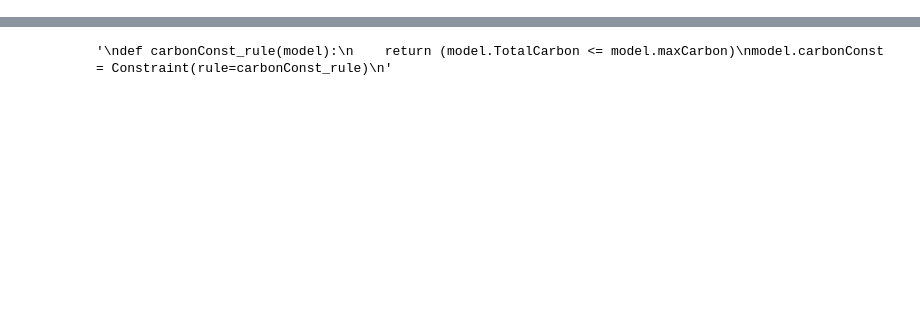
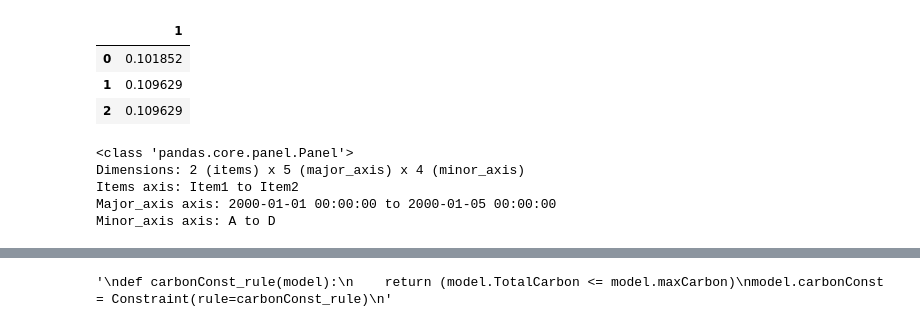
Before and after one commit to gmomo/python-ehub, a Jupyter notebook: Python 3.5 Multi Energy Hub OOP.ipynb, the cells around one changed output, grey strips where cells are left out. Drawn from its saved outputs; the diff is of its cells as text; code cells hidden in the pictures; blank space fills up the shorter version.

```diff
--- a/Python 3.5 Multi Energy Hub OOP.ipynb
+++ b/Python 3.5 Multi Energy Hub OOP.ipynb
@@ -11,3 +45,16 @@ HTML("<style>.container { width:80% !important; }</style>")
+# %%
+Interest_rate_R=data.InterestRate()
+LifeBattery=pd.DataFrame(list(data.StorageData.loc["LifeBat (year)"]))
+LifeBattery.columns=[1]
+NetPresentValueStor={}
+NetPresentValueStorage=1 / (((1 + Interest_rate_R) ** LifeBattery - 1) / (Interest_rate_R * ((1 + Interest_rate_R) ** LifeBattery)))
+# %%
+NetPresentValueStorage
+# %% [output]
+|  | 1 |
+| 0 | 0.101852 |
+| 1 | 0.109629 |
+| 2 | 0.109629 |
 # %%
 class InputData:
 
@@ -482 +672,9 @@ class InputData:
+# %%
+wp
+# %% [output]
+<class 'pandas.core.panel.Panel'>
+Dimensions: 2 (items) x 5 (major_axis) x 4 (minor_axis)
+Items axis: Item1 to Item2
+Major_axis axis: 2000-01-01 00:00:00 to 2000-01-05 00:00:00
+Minor_axis axis: A to D
 # %%
```
Also changed, not shown: parts of 20 cells of this notebook.
